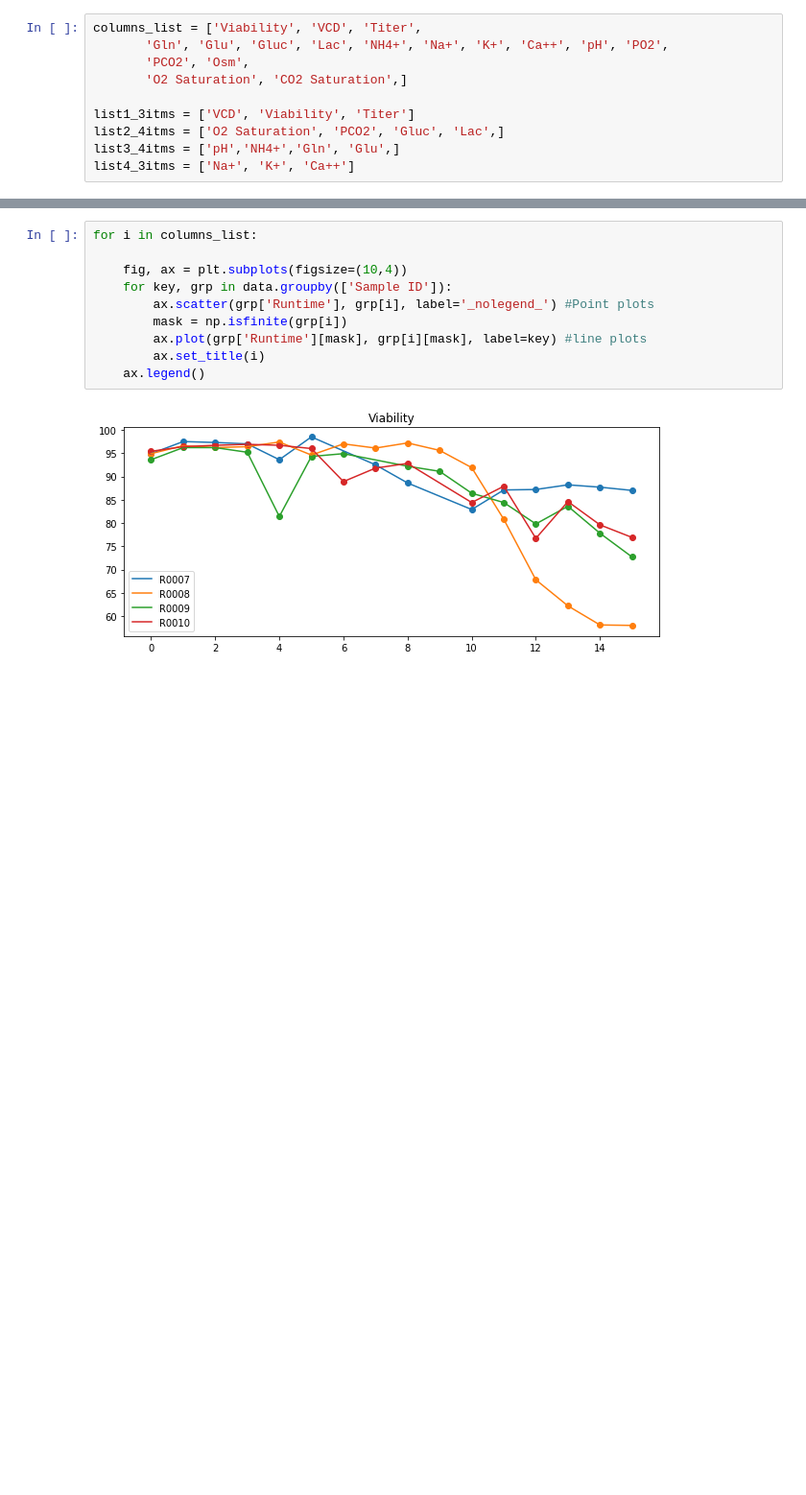
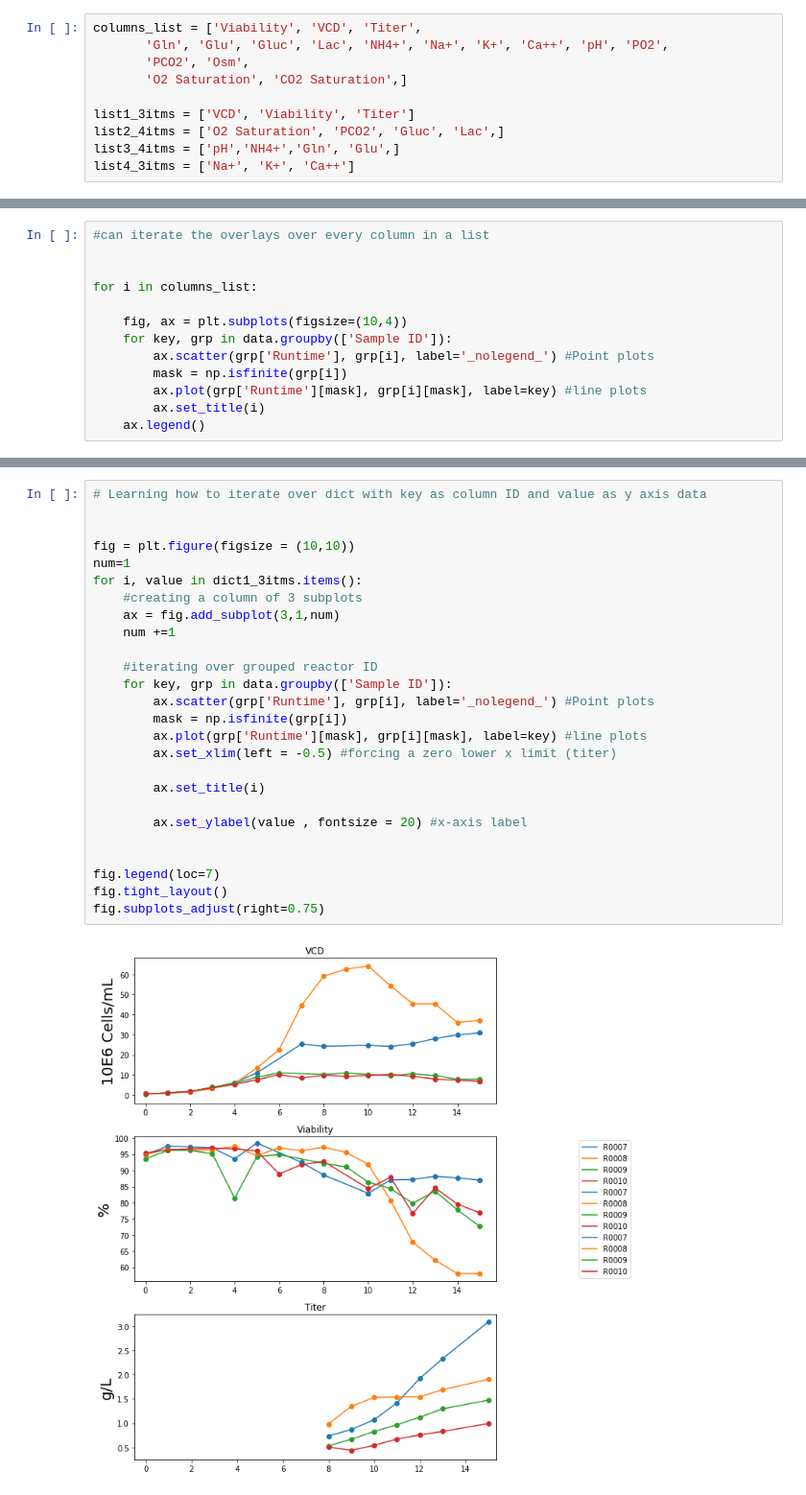
Before and after one commit to keefeseag000/Bioanalysis, a Jupyter notebook: bioreactor_results/R&D bioreactor data plotting.ipynb, the cells around one changed output, grey strips where cells are left out. Shown at 96% size. Cells and saved outputs as stored; diff of their text form; blank space fills up the shorter version.

Commit message:
final edits to first 3 pane plot

```diff
--- a/bioreactor_results/R&D bioreactor data plotting.ipynb
+++ b/bioreactor_results/R&D bioreactor data plotting.ipynb
@@ -81,0 +80,13 @@ fig.subplots_adjust(right=0.85)
+# %%
+#can iterate the overlays over every column in a list
+
+
+for i in columns_list:
+
+    fig, ax = plt.subplots(figsize=(10,4))
+    for key, grp in data.groupby(['Sample ID']):
+        ax.scatter(grp['Runtime'], grp[i], label='_nolegend_') #Point plots
+        mask = np.isfinite(grp[i])
+        ax.plot(grp['Runtime'][mask], grp[i][mask], label=key) #line plots
+        ax.set_title(i)
+    ax.legend()
@@ -165,12 +133,28 @@ Text(0.5, 1.0, 'gs[-1, -2]')
 # %%
-for i in columns_list:
+# Learning how to iterate over dict with key as column ID and value as y axis data
 
-    fig, ax = plt.subplots(figsize=(10,4))
+
+fig = plt.figure(figsize = (10,10))
+num=1
+for i, value in dict1_3itms.items():
+    #creating a column of 3 subplots
+    ax = fig.add_subplot(3,1,num)
+    num +=1
+
+    #iterating over grouped reactor ID
     for key, grp in data.groupby(['Sample ID']):
         ax.scatter(grp['Runtime'], grp[i], label='_nolegend_') #Point plots
         mask = np.isfinite(grp[i])
         ax.plot(grp['Runtime'][mask], grp[i][mask], label=key) #line plots
+        ax.set_xlim(left = -0.5) #forcing a zero lower x limit (titer)
+
         ax.set_title(i)
-    ax.legend()
+
+        ax.set_ylabel(value , fontsize = 20) #x-axis label
+
+
+fig.legend(loc=7)
+fig.tight_layout()
+fig.subplots_adjust(right=0.75)
 # %% [output]
-[figure, old version]
+[figure, new version]
```
Also changed, not shown: parts of 20 cells of this notebook.
